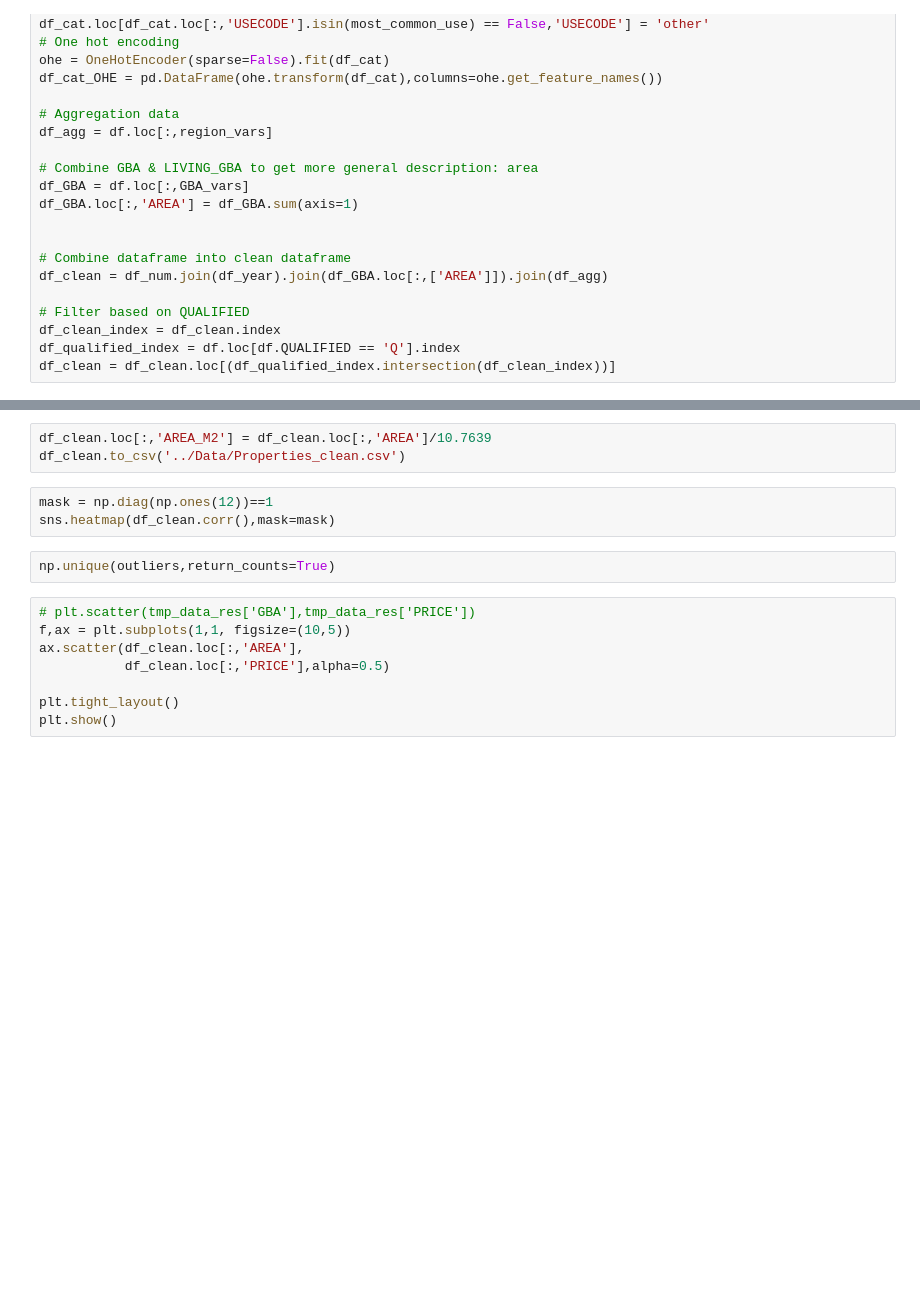
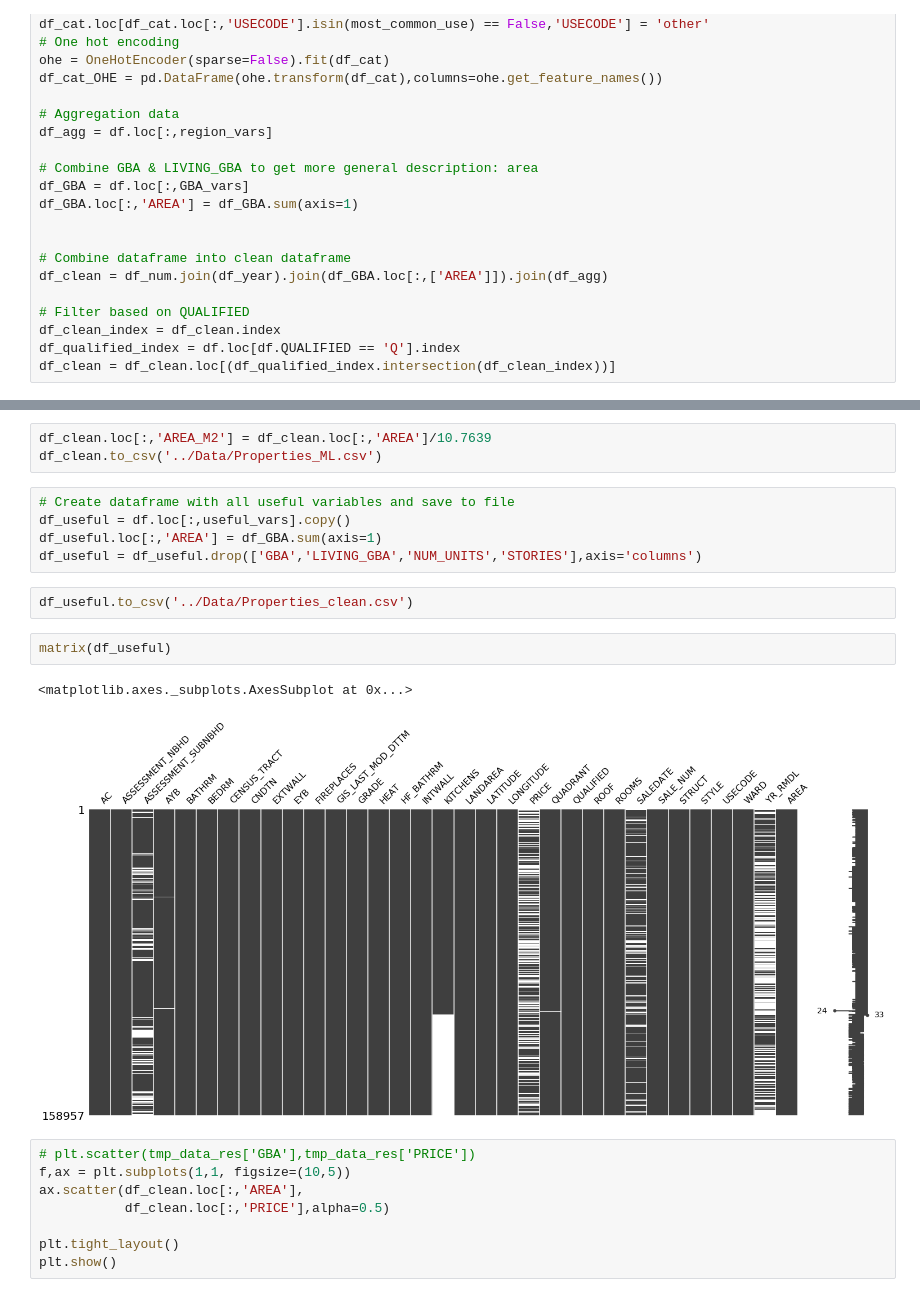
Before and after one commit to goh12/socialdataanalysis2020-finalproject, a Jupyter notebook: Exploratory/Pre-processing.ipynb, the cells around one changed output, grey strips where cells are left out. Cells and saved outputs as stored; diff of their text form; blank space fills up the shorter version.

Commit message:
pre-processing notebook updated with aggregation variables

```diff
--- a/Exploratory/Pre-processing.ipynb
+++ b/Exploratory/Pre-processing.ipynb
@@ -451,11 +436,18 @@ df_clean = df_clean.loc[(df_qualified_index.intersection(df_clean_index))]
 # %%
 df_clean.loc[:,'AREA_M2'] = df_clean.loc[:,'AREA']/10.7639
-df_clean.to_csv('../Data/Properties_clean.csv')
+df_clean.to_csv('../Data/Properties_ML.csv')
-# %%
-mask = np.diag(np.ones(12))==1
-sns.heatmap(df_clean.corr(),mask=mask)
-# %%
-np.unique(outliers,return_counts=True)
+# %%
+# Create dataframe with all useful variables and save to file
+df_useful = df.loc[:,useful_vars].copy()
+df_useful.loc[:,'AREA'] = df_GBA.sum(axis=1)
+df_useful = df_useful.drop(['GBA','LIVING_GBA','NUM_UNITS','STORIES'],axis='columns')
+# %%
+df_useful.to_csv('../Data/Properties_clean.csv')
+# %%
+matrix(df_useful)
+# %% [output]
+<matplotlib.axes._subplots.AxesSubplot at 0x...>
+[figure, added]
 # %%
 # plt.scatter(tmp_data_res['GBA'],tmp_data_res['PRICE'])
 f,ax = plt.subplots(1,1, figsize=(10,5))
```
Also changed, not shown: parts of 1 cell of this notebook.
